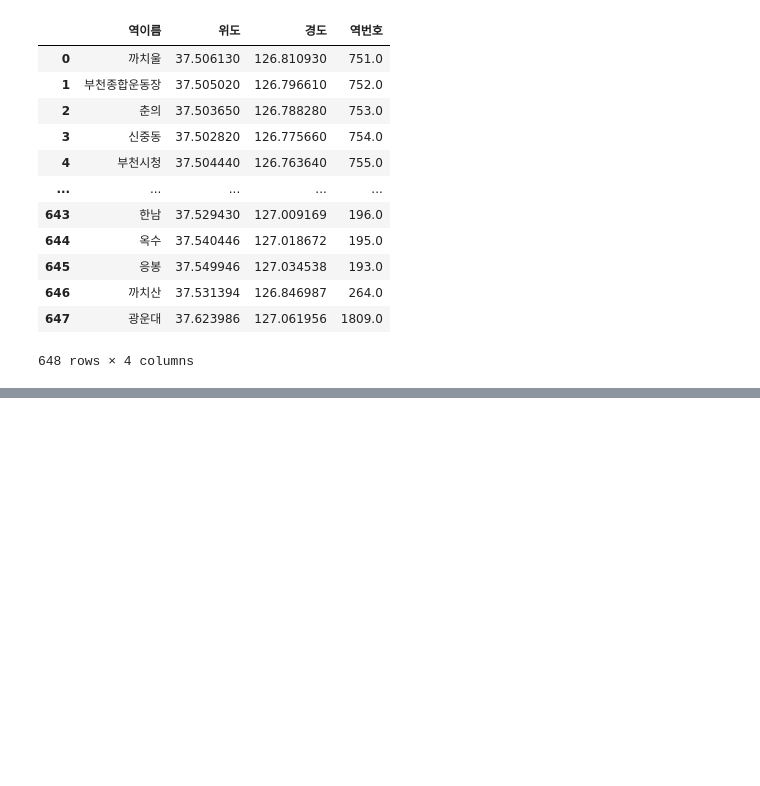
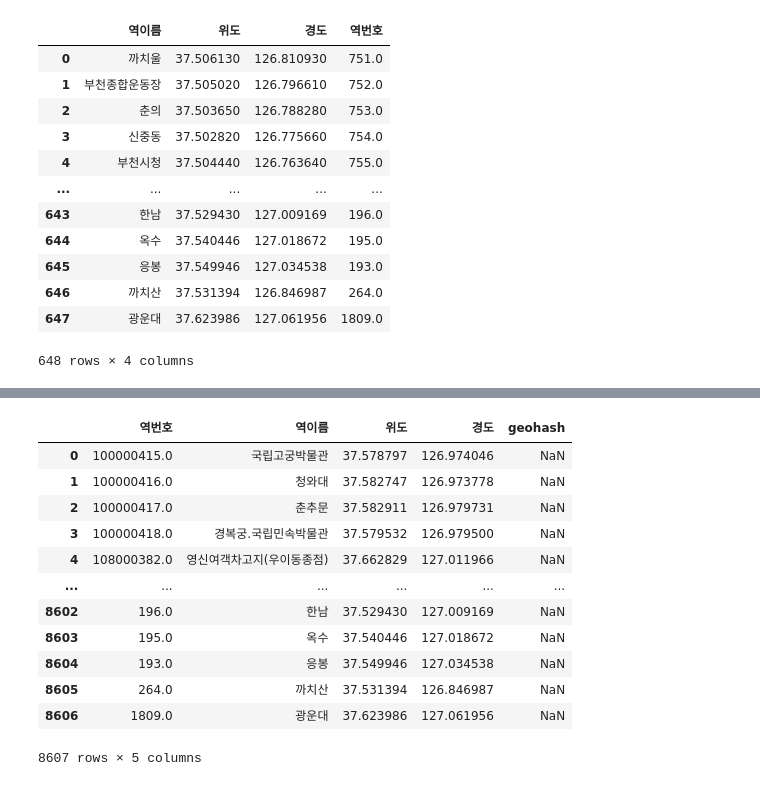
Before and after one commit to 23-1-CauCapstone-Team3/DataPreprocessing, a Jupyter notebook: hub/station.ipynb, the cells around one changed output, grey strips where cells are left out. Cells and saved outputs as stored; diff of their text form; code cells hidden in the pictures; blank space fills up the shorter version.

Commit message:
[FEAT ADD] 모든 역데이터에 geohash 적용

```diff
--- a/hub/station.ipynb
+++ b/hub/station.ipynb
@@ -671,0 +656,5 @@ bus_station_2
+# %%
+result_bus_station = result_bus_station.reset_index(drop=True)
+result_bus_station = result_bus_station.rename(columns={"정류장명": "역이름", "정류장번호": "역번호"})
+
+result_bus_station
@@ -671,0 +675,3 @@ bus_station_2
+# %%
+result_all_station = pd.concat([result_bus_station, train_station])
+result_all_station
@@ -671,0 +694,19 @@ bus_station_2
+# %%
+result_all_station["geohash"] = np.NaN
+result_all_station = result_all_station.reset_index(drop=True)
+
+result_all_station
+# %% [output]
+|  | 역번호 | 역이름 | 위도 | 경도 | geohash |
+| 0 | 100000415.0 | 국립고궁박물관 | 37.578797 | 126.974046 | NaN |
+| 1 | 100000416.0 | 청와대 | 37.582747 | 126.973778 | NaN |
+| 2 | 100000417.0 | 춘추문 | 37.582911 | 126.979731 | NaN |
+| 3 | 100000418.0 | 경복궁.국립민속박물관 | 37.579532 | 126.979500 | NaN |
+| 4 | 108000382.0 | 영신여객차고지(우이동종점) | 37.662829 | 127.011966 | NaN |
+| ... | ... | ... | ... | ... | ... |
+| 8602 | 196.0 | 한남 | 37.529430 | 127.009169 | NaN |
+| 8603 | 195.0 | 옥수 | 37.540446 | 127.018672 | NaN |
+| 8604 | 193.0 | 응봉 | 37.549946 | 127.034538 | NaN |
+| 8605 | 264.0 | 까치산 | 37.531394 | 126.846987 | NaN |
+| 8606 | 1809.0 | 광운대 | 37.623986 | 127.061956 | NaN |
+8607 rows × 5 columns
```
Also changed, not shown: parts of 8 cells of this notebook, 1 other file.
